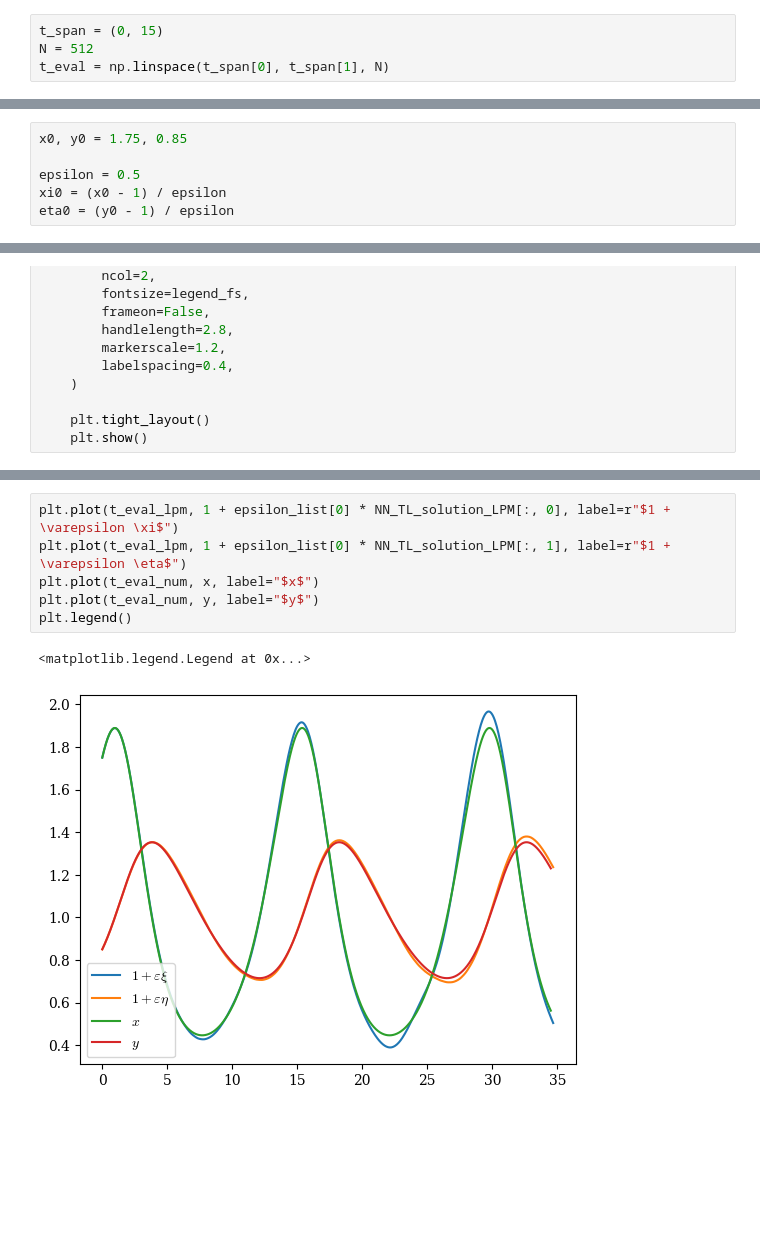
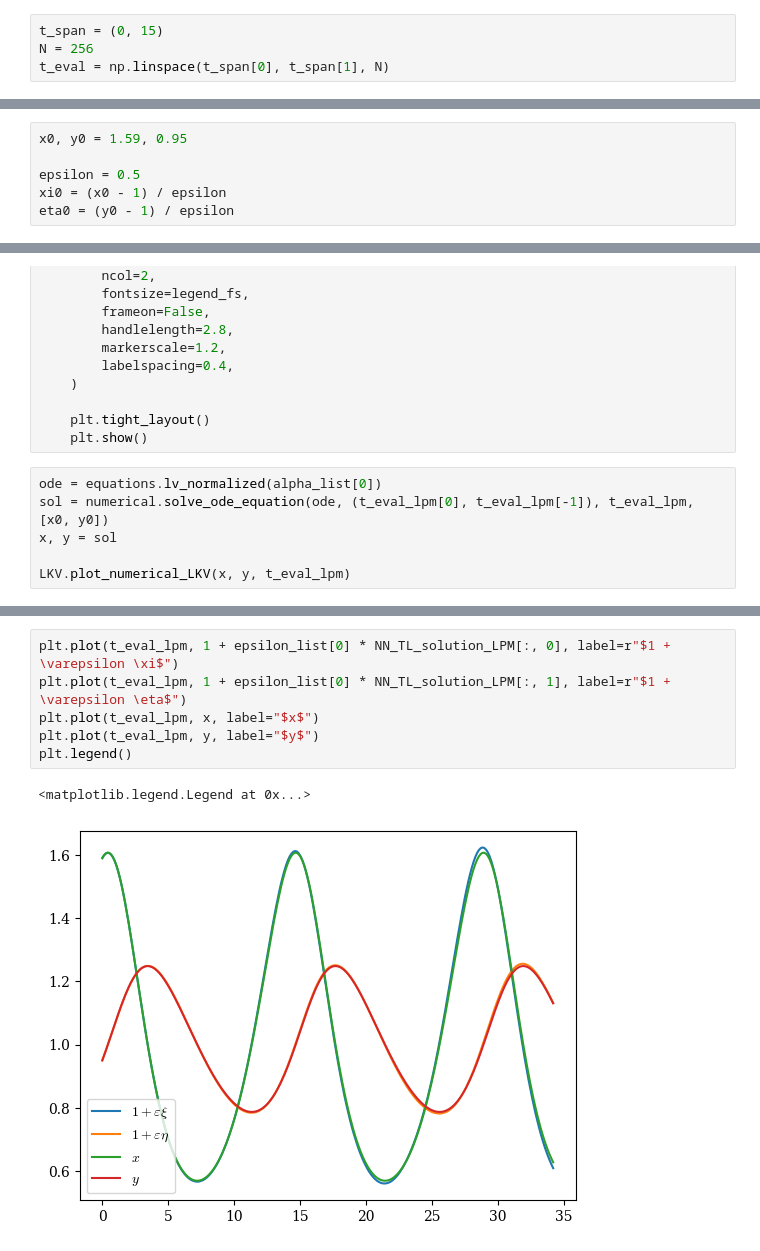
Before and after one commit to esemsc-dda24/PTL-PINNs, a Jupyter notebook: ptlpinns/results/LKV/lotka_volterra.ipynb, the cells around one changed output, grey strips where cells are left out. Cells and saved outputs as stored; diff of their text form; blank space fills up the shorter version.

```diff
--- a/ptlpinns/results/LKV/lotka_volterra.ipynb
+++ b/ptlpinns/results/LKV/lotka_volterra.ipynb
@@ -21,7 +21,7 @@ undamped_model, training_log = model.load_model(undamped_path, undamped_name)
 ### Problem definition
 # %%
 t_span = (0, 15)
-N = 512
+N = 256
 t_eval = np.linspace(t_span[0], t_span[1], N)
 # %% [markdown]
 ### Compute latent representations
@@ -30,7 +30,7 @@ H_dict = transfer.compute_H_dict(undamped_model, N=N, bias=True, t_span=t_span)
 # %% [markdown]
 ### Transfer parameters
 # %%
-x0, y0 = 1.75, 0.85
+x0, y0 = 1.59, 0.95
 
 epsilon = 0.5
 xi0 = (x0 - 1) / epsilon
@@ -223,3 +205,9 @@ def plot_lv_comparison(t_eval_lpm, t_eval_num, NN_TL_solution_LPM, x, y, epsilon
 
     plt.tight_layout()
     plt.show()
+# %%
+ode = equations.lv_normalized(alpha_list[0])
+sol = numerical.solve_ode_equation(ode, (t_eval_lpm[0], t_eval_lpm[-1]), t_eval_lpm, [x0, y0])
+x, y = sol
+
+LKV.plot_numerical_LKV(x, y, t_eval_lpm)
@@ -230,9 +243,9 @@ plot_lv_comparison(t_eval_lpm, t_eval_num, NN_TL_solution_LPM, x, y, epsilon_lis
 # %%
 plt.plot(t_eval_lpm, 1 + epsilon_list[0] * NN_TL_solution_LPM[:, 0], label=r"$1 + \varepsilon \xi$")
 plt.plot(t_eval_lpm, 1 + epsilon_list[0] * NN_TL_solution_LPM[:, 1], label=r"$1 + \varepsilon \eta$")
-plt.plot(t_eval_num, x, label="$x$")
-plt.plot(t_eval_num, y, label="$y$")
+plt.plot(t_eval_lpm, x, label="$x$")
+plt.plot(t_eval_lpm, y, label="$y$")
 plt.legend()
 # %% [output]
 <matplotlib.legend.Legend at 0x...>
-[figure, old version]
+[figure, new version]
```
Also changed, not shown: parts of 14 cells of this notebook, 8 other files.
